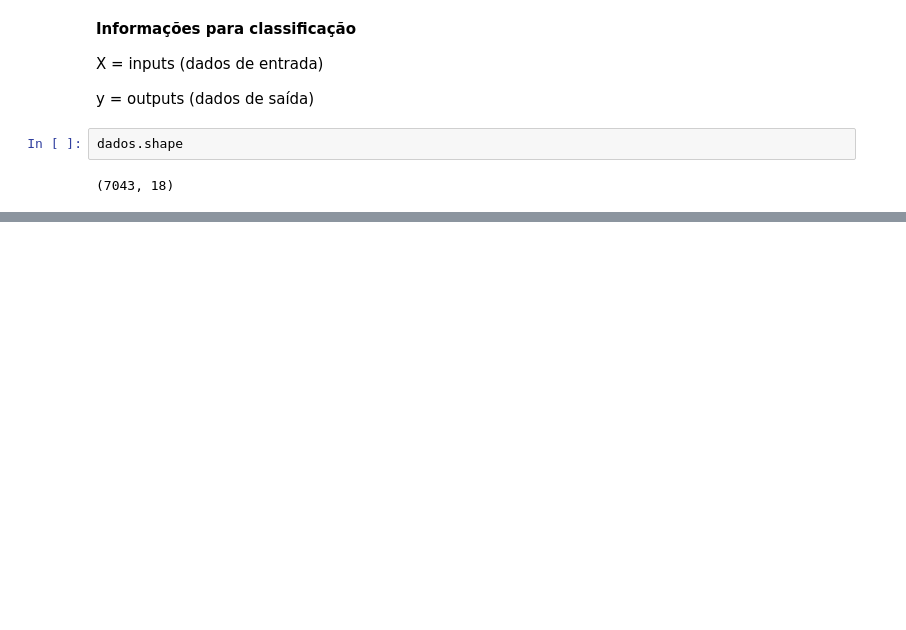
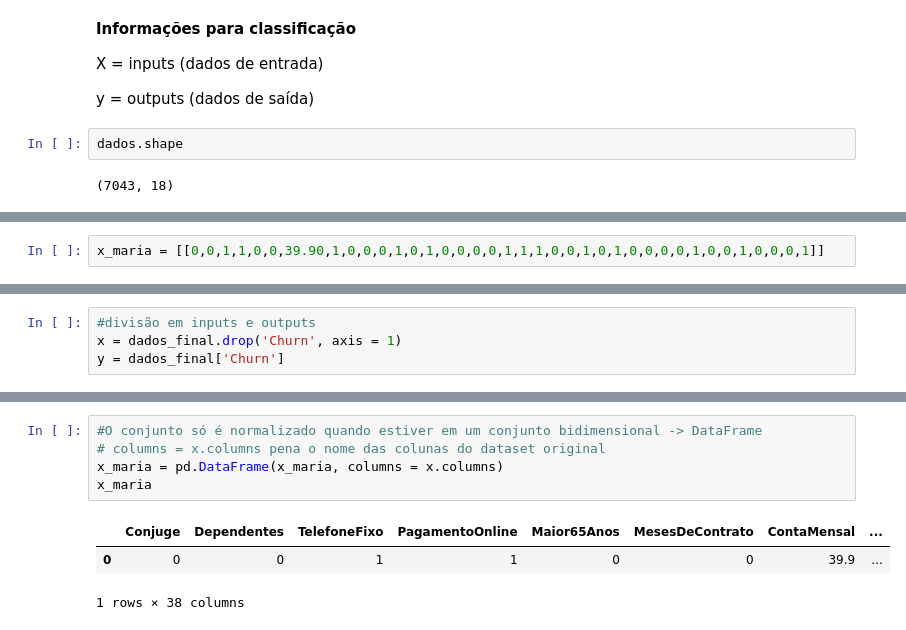
Before and after one commit to leaodebrito/machine-learning_alura, a Jupyter notebook: 2. Avançando na classificação/ProjetoML - Churn.ipynb, the cells around one changed output, grey strips where cells are left out. Drawn from its saved outputs; the diff is of its cells as text; blank space fills up the shorter version.

```diff
--- a/2. Avançando na classificação/ProjetoML - Churn.ipynb
+++ b/2. Avançando na classificação/ProjetoML - Churn.ipynb
@@ -105,0 +154,2 @@ ValueError: ignored
+# %%
+x_maria = [[0,0,1,1,0,0,39.90,1,0,0,0,1,0,1,0,0,0,0,1,1,1,0,0,1,0,1,0,0,0,0,1,0,0,1,0,0,0,1]]
@@ -105,0 +158,4 @@ ValueError: ignored
+# %%
+#divisão em inputs e outputs
+x = dados_final.drop('Churn', axis = 1)
+y = dados_final['Churn']
@@ -105,0 +195,9 @@ ValueError: ignored
+# %%
+#O conjunto só é normalizado quando estiver em um conjunto bidimensional -> DataFrame
+# columns = x.columns pena o nome das colunas do dataset original
+x_maria = pd.DataFrame(x_maria, columns = x.columns)
+x_maria
+# %% [output]
+|  | Conjuge | Dependentes | TelefoneFixo | PagamentoOnline | Maior65Anos | MesesDeContrato | ContaMensal | ... |
+| 0 | 0 | 0 | 1 | 1 | 0 | 0 | 39.9 | ... |
+1 rows × 38 columns
```
Also changed, not shown: parts of 41 cells of this notebook.
